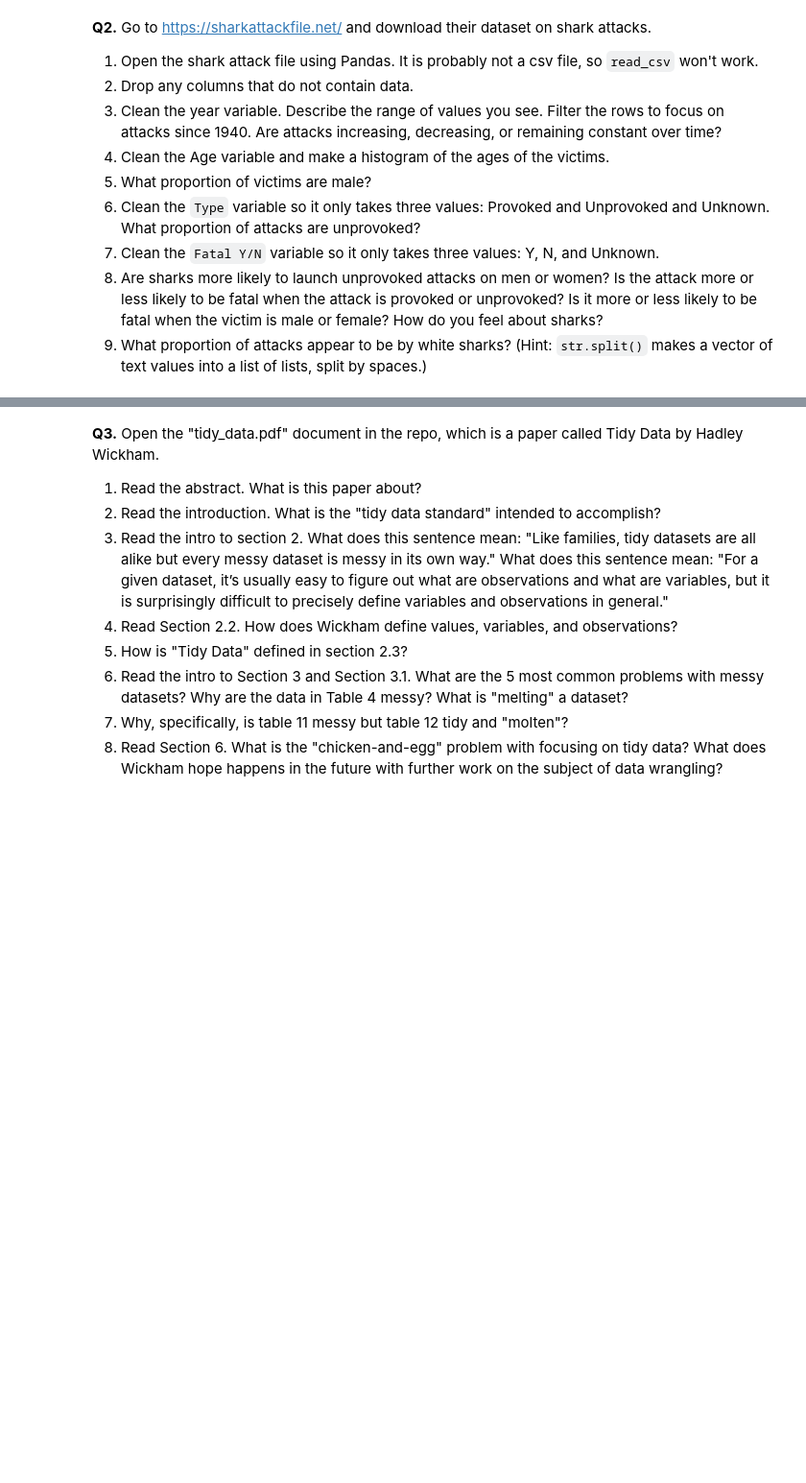
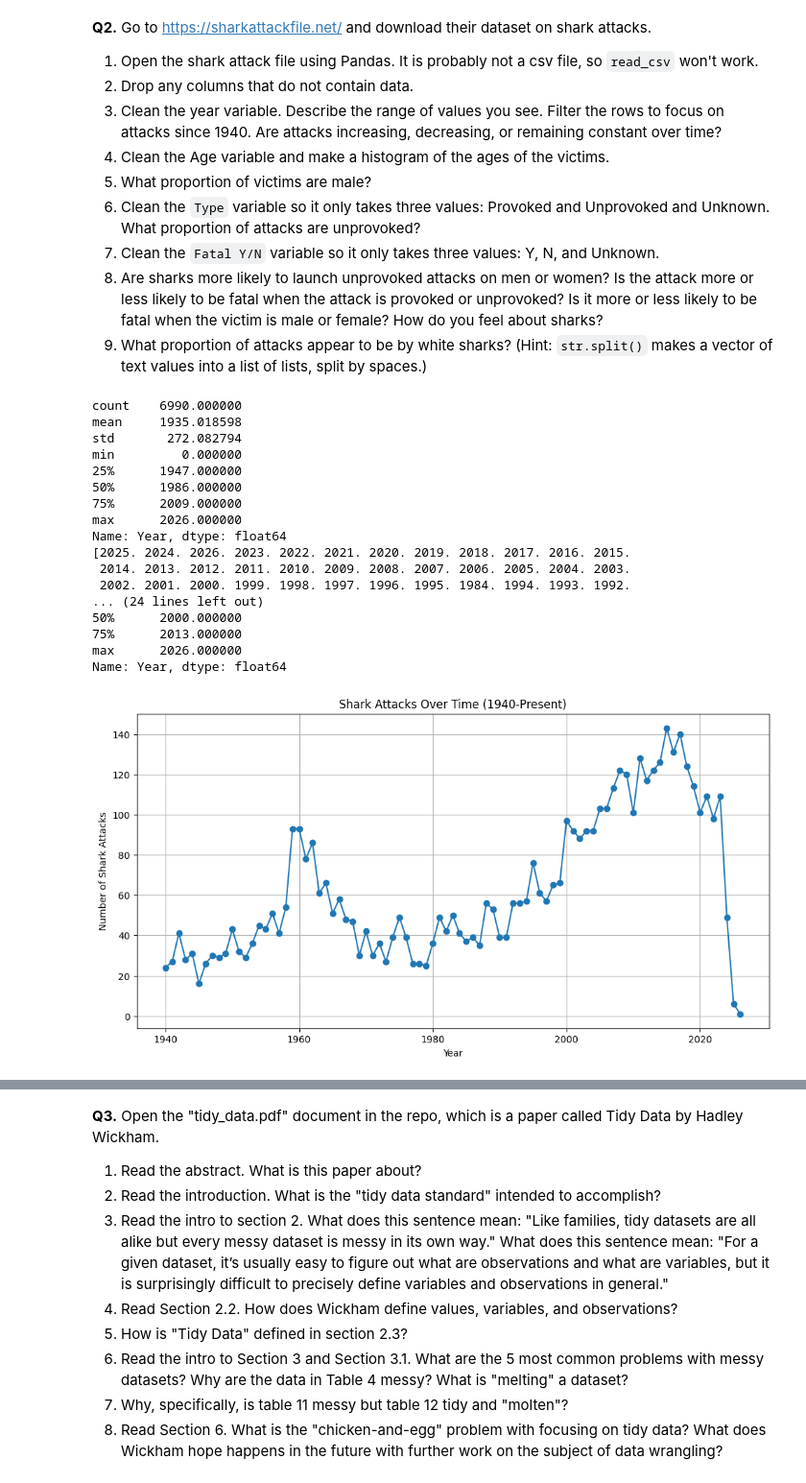
Before and after one commit to conorgibbons147/wrangling, a Jupyter notebook: assignment/assignment.ipynb, the cells around one changed output, grey strips where cells are left out. Shown at 96% size. Cells and saved outputs as stored; diff of their text form; code cells hidden in the pictures; blank space fills up the shorter version.

```diff
--- a/assignment/assignment.ipynb
+++ b/assignment/assignment.ipynb
@@ -112,3 +120,59 @@ print(df['SentenceTypeAllChargesAtConvictionInContactEvent'].unique())
 7. Clean the `Fatal Y/N` variable so it only takes three values: Y, N, and Unknown.
 8. Are sharks more likely to launch unprovoked attacks on men or women? Is the attack more or less likely to be fatal when the attack is provoked or unprovoked? Is it more or less likely to be fatal when the victim is male or female? How do you feel about sharks?
 9. What proportion of attacks appear to be by white sharks? (Hint: `str.split()` makes a vector of text values into a list of lists, split by spaces.)
+# %%
+# 1.
+# Import data as data frame
+df = pd.read_csv('./data/shark_attacks.csv')
+# %%
+# 2.
+# Drop all columns and rows where there is no data
+df = df.dropna(axis=1, how='all')
+df = df.dropna(axis=0, how='all')
+# %%
+# 3.
+# Drop NaN values in the Year column
+df = df.dropna(subset=['Year'])
+
+# Inspect the 'year' column
+print(df['Year'].describe())
+print(df['Year'].unique())
+# Shows us that it is numeric and contains some strange values such as 77, 5, and 1000
+
+# Filter by post 1940
+df_recent = df[df['Year'] >= 1940]
+print(df_recent['Year'].describe())
+
+# Count the attacks per year
+attacks = df_recent.groupby('Year').size()
+
+# Plot this trend over time (Used chatgpt to help make this figure)
+plt.figure(figsize=(12, 6))
+plt.plot(attacks.index, attacks_per_year.values, marker='o', linestyle='-')
+plt.xlabel("Year")
+plt.ylabel("Number of Shark Attacks")
+plt.title("Shark Attacks Over Time (1940-Present)")
+plt.grid(True)
+plt.show()
+
+# We see that attacks rose from 1940 to 60, then dropped back down before rising consistently until around 2019, then dropped to near zero
+# I conclude that covid resulted in fewer attacks and then people decided to stop contributing to the data, causing it to drop to zero
+# %% [output]
+count    6990.000000
+mean     1935.018598
+std       272.082794
+min         0.000000
+25%      1947.000000
+50%      1986.000000
+75%      2009.000000
+max      2026.000000
+Name: Year, dtype: float64
+[2025. 2024. 2026. 2023. 2022. 2021. 2020. 2019. 2018. 2017. 2016. 2015.
+ 2014. 2013. 2012. 2011. 2010. 2009. 2008. 2007. 2006. 2005. 2004. 2003.
+ 2002. 2001. 2000. 1999. 1998. 1997. 1996. 1995. 1984. 1994. 1993. 1992.
+... (24 lines left out)
+50%      2000.000000
+75%      2013.000000
+max      2026.000000
+Name: Year, dtype: float64
+[figure, added]
```
Also changed, not shown: parts of 7 cells of this notebook, 1 other file.
